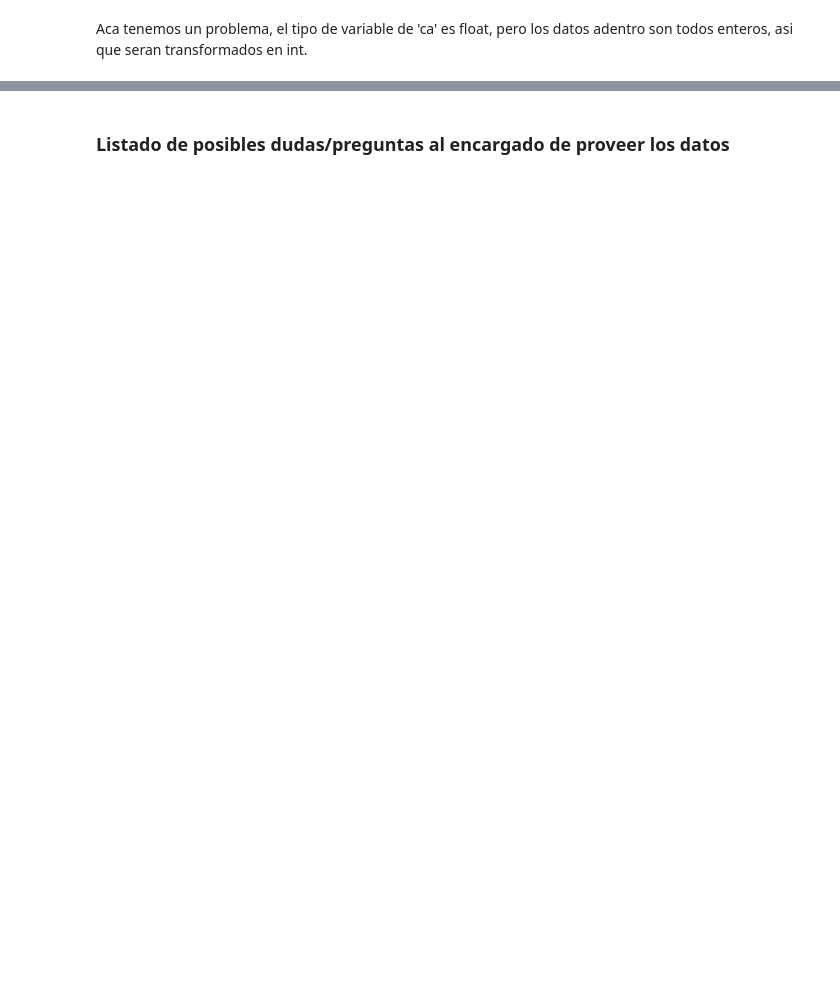
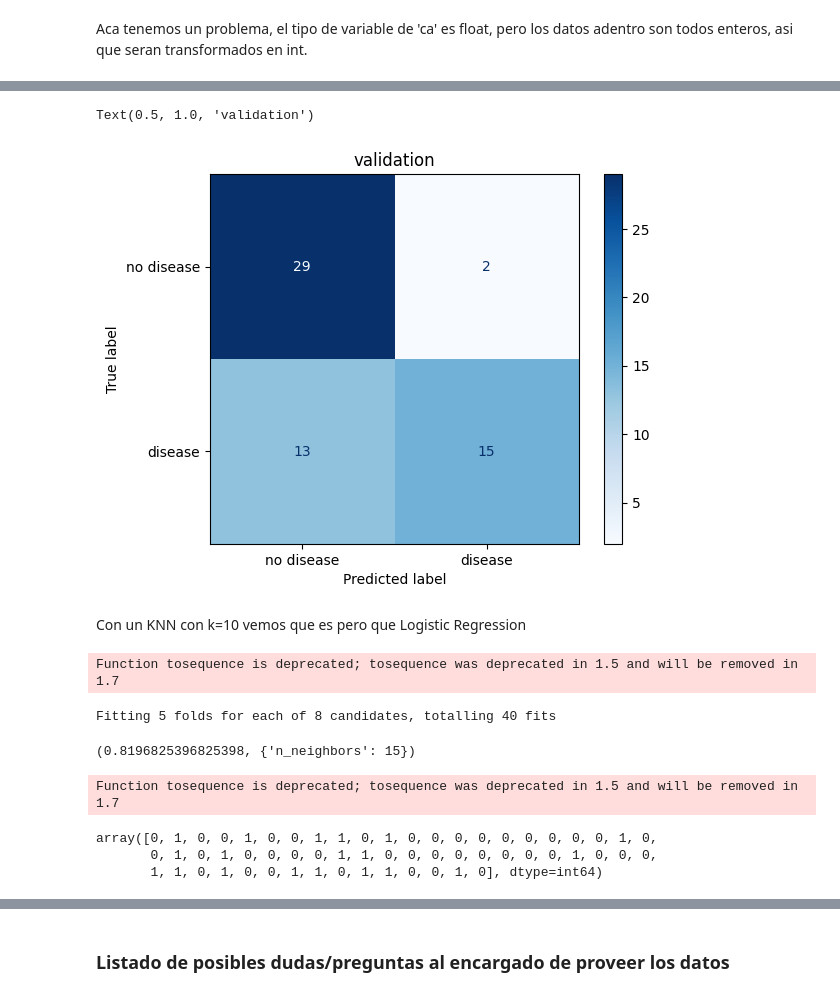
Before and after one commit to IgnacioLopez04/TP_ML_Bellotti_Lopez_Trinchieri, a Jupyter notebook: TP1_ML.ipynb, the cells around one changed output, grey strips where cells are left out. Cells and saved outputs as stored; diff of their text form; code cells hidden in the pictures; blank space fills up the shorter version.

```diff
--- a/TP1_ML.ipynb
+++ b/TP1_ML.ipynb
@@ -170,0 +647,50 @@ subset.ca.value_counts().plot.bar()
+# %%
+cm = metrics.confusion_matrix(validation.diagnosis, y_predKNN_validation)
+cm_plot = metrics.ConfusionMatrixDisplay(confusion_matrix=cm,
+                                        display_labels=['no disease', 'disease'])
+cm_plot.plot(cmap="Blues")
+cm_plot.ax_.set_title('validation')
+# %% [output]
+Text(0.5, 1.0, 'validation')
+[figure, added]
+# %% [markdown]
+Con un KNN con k=10 vemos que es pero que Logistic Regression
+# %%
+from sklearn.model_selection import GridSearchCV
+
+knn_clf = KNeighborsClassifier(n_neighbors=1)
+parameters = {'n_neighbors': [1, 3, 5, 10, 15, 20, 50, 100]}
+
+clf = GridSearchCV(knn_clf, parameters, refit=True, verbose=1)
+
+gs_pipe = Pipeline([
+    ('mapper', mapper),
+    ('classifier', clf),
+])
+
+gs_pipe.fit(train, train.diagnosis)
+
+clf.best_score_, clf.best_params_
+# %% [output]
+Function tosequence is deprecated; tosequence was deprecated in 1.5 and will be removed in 1.7
+Fitting 5 folds for each of 8 candidates, totalling 40 fits
+(0.8196825396825398, {'n_neighbors': 15})
+# %%
+K=15
+
+pipeKNN = Pipeline([
+    ('mapper', mapper),
+    ('classifier', KNeighborsClassifier(n_neighbors=K))
+])
+
+pipeKNN.fit(train, train.diagnosis)
+
+kNN_train = pipeKNN.predict(train)
+kNN_validation = pipeKNN.predict(validation)
+
+kNN_validation
+# %% [output]
+Function tosequence is deprecated; tosequence was deprecated in 1.5 and will be removed in 1.7
+array([0, 1, 0, 0, 1, 0, 0, 1, 1, 0, 1, 0, 0, 0, 0, 0, 0, 0, 0, 0, 1, 0,
+       0, 1, 0, 1, 0, 0, 0, 0, 1, 1, 0, 0, 0, 0, 0, 0, 0, 0, 1, 0, 0, 0,
+       1, 1, 0, 1, 0, 0, 1, 1, 0, 1, 1, 0, 0, 1, 0], dtype=int64)
```
Also changed, not shown: parts of 60 cells of this notebook.
